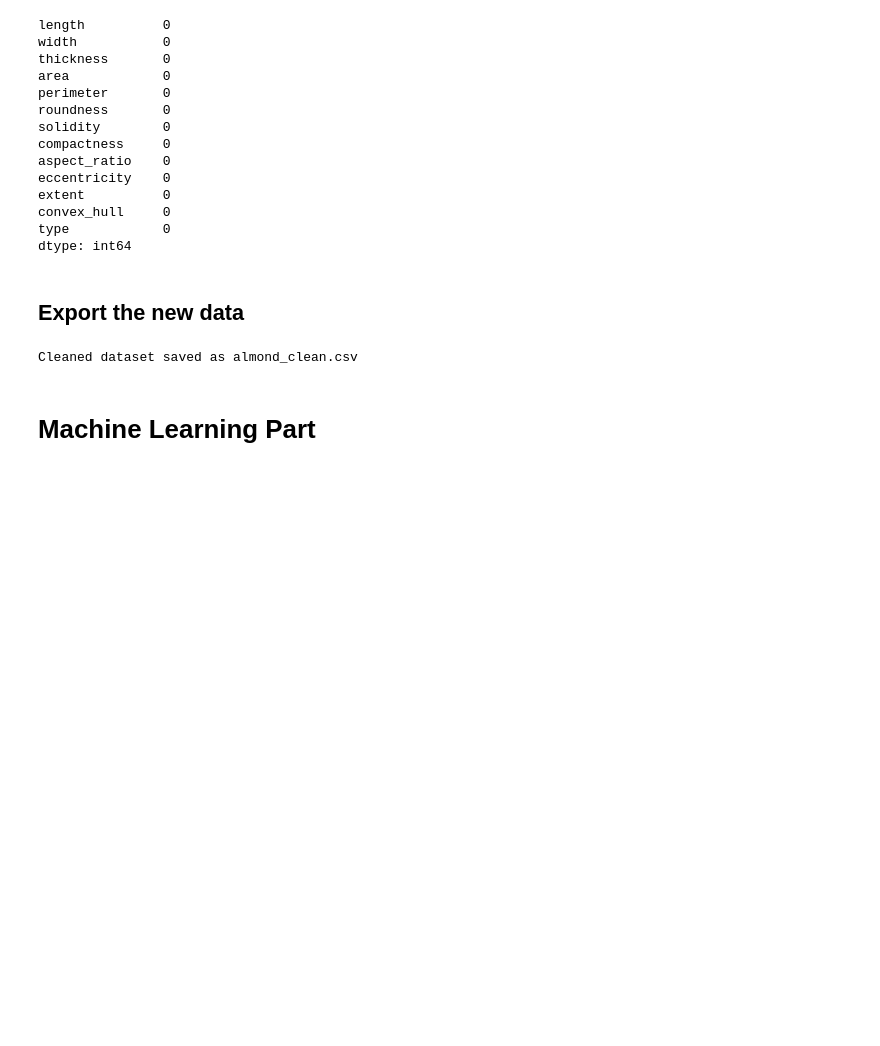
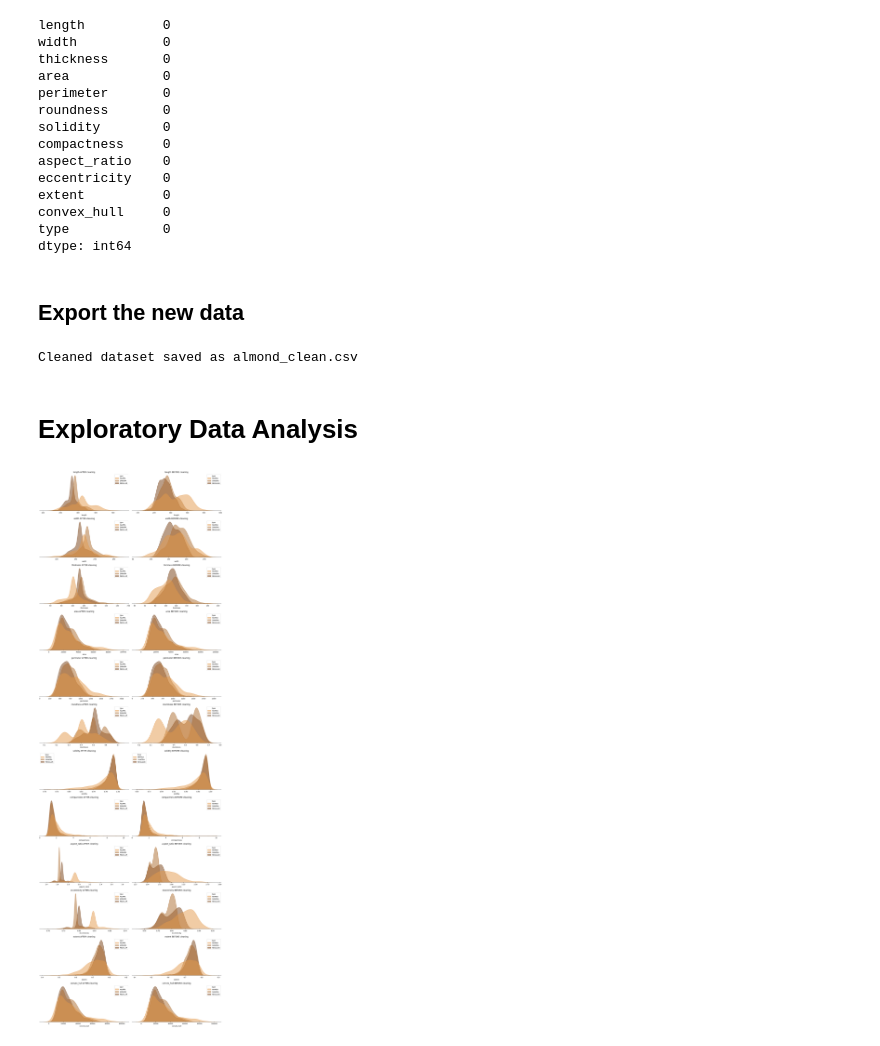
Before and after one commit to Brian-Gab/AlmondClassifier_FEL401, a Jupyter notebook: data_cleaning.ipynb, the cells around one changed output. Cells and saved outputs as stored; diff of their text form; code cells hidden in the pictures; blank space fills up the shorter version.

```diff
--- a/data_cleaning.ipynb
+++ b/data_cleaning.ipynb
@@ -66,6 +101,7 @@ almond.describe()
 almond.columns = almond.columns.str.strip().str.lower().str.replace(" ", "_")
 almond.drop(columns=["unnamed:_0"], inplace=True)
 almond.rename(columns={"length_(major_axis)":"length", "width_(minor_axis)":"width", "thickness_(depth)":"thickness", "convex_hull(convex_area)":"convex_hull"}, inplace=True)
+almond_dirty = almond.copy() #Keep a copy of the original dataset for reference
 almond
 # %% [output]
 |  | length | width | thickness | area | perimeter | roundness | solidity | compactness | aspect_ratio | ... |
@@ -356,4 +412,37 @@ print("Cleaned dataset saved as almond_clean.csv")
 # %% [output]
 Cleaned dataset saved as almond_clean.csv
 # %% [markdown]
-# Machine Learning Part
+# Exploratory Data Analysis
+# %%
+almond_clean = almond.copy()
+target_col = "type"
+
+columns = almond_clean.drop([target_col], axis=1).columns
+
+fig, axes = plt.subplots(len(columns), 2, figsize=(16, len(columns) * 4))
+
+for i, col in enumerate(columns):
+
+    # Left Column: CLEAN data
+    sns.kdeplot(data=almond_clean, x=col, hue=target_col,
+                ax=axes[i, 0], fill=True,
+                palette="blend:#e49a4c,#773e13", alpha=.5)
+    axes[i, 0].set_title(f"{col} AFTER cleaning")
+
+    # Right Column: DIRTY data
+    sns.kdeplot(data=almond_dirty, x=col, hue=target_col,
+                ax=axes[i, 1], fill=True,
+                palette="blend:#e49a4c,#773e13", alpha=.5)
+    axes[i, 1].set_title(f"{col} BEFORE cleaning")
+
+    for j in [0, 1]:
+        axes[i, j].set_yticklabels([])
+        axes[i, j].set_ylabel("")
+        axes[i, j].tick_params(axis="y", length=0)
+        for direction in ["top", "right", "left"]:
+            axes[i, j].spines[direction].set_visible(False)
+
+plt.tight_layout()
+plt.show()
+# %% [output]
+[figure, added]
```
Also changed, not shown: parts of 4 cells of this notebook.
